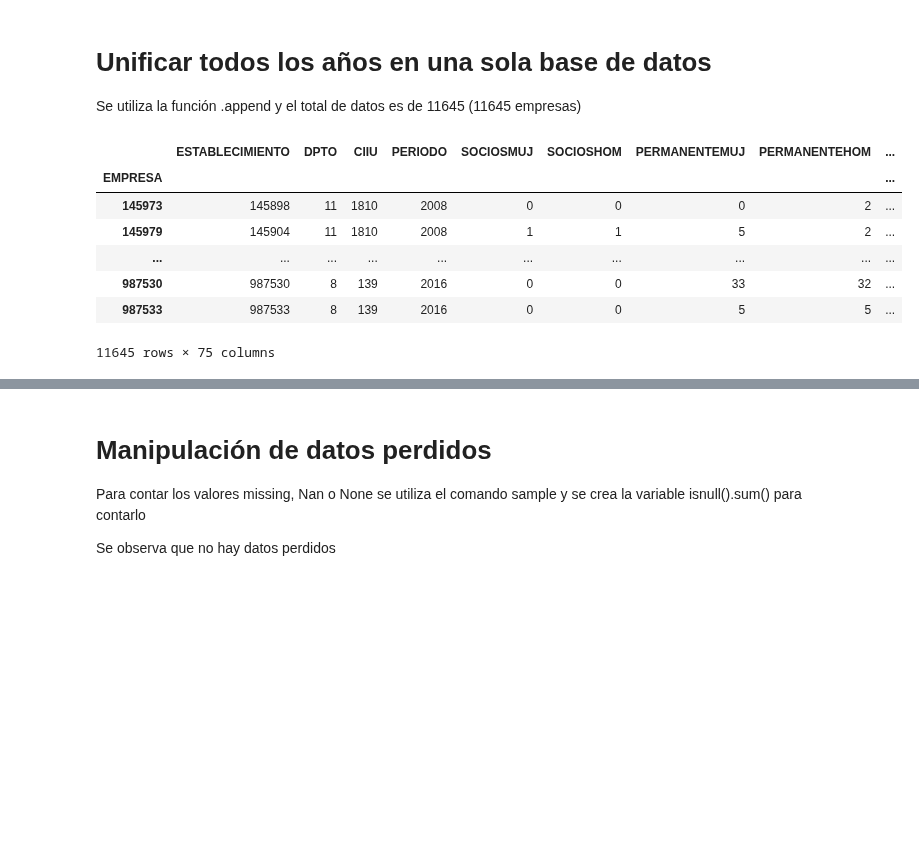
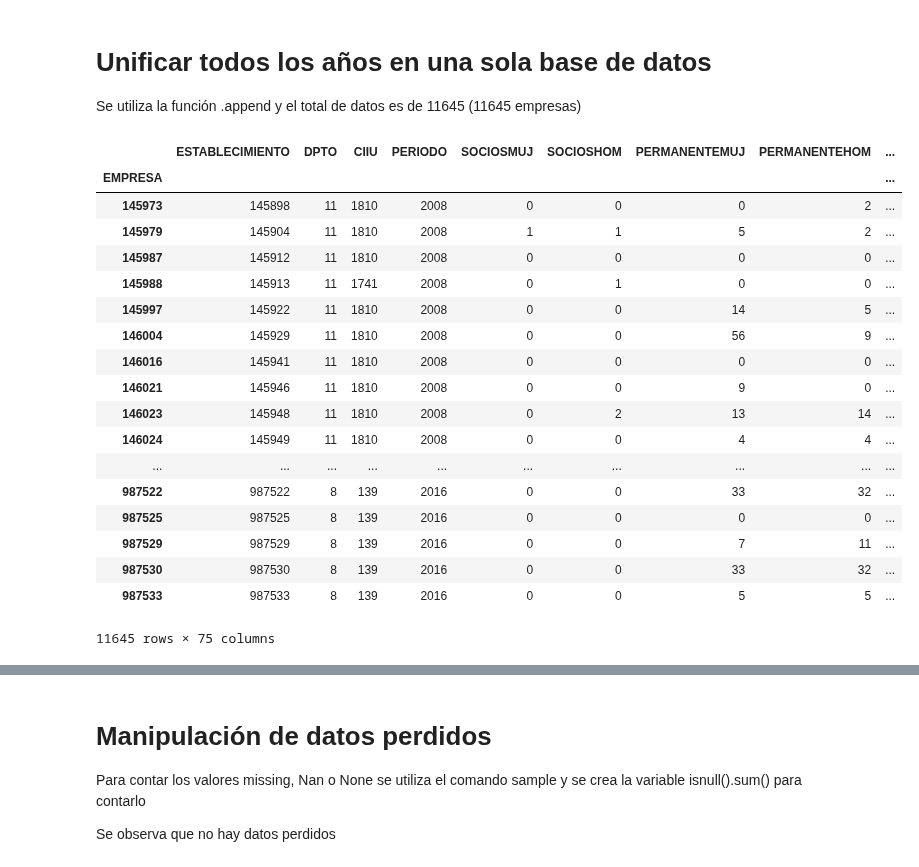
Before and after one commit to KatherinAcosta/Proyecto2018, a Jupyter notebook: Consolidación Datos.ipynb, the cells around one changed output, grey strips where cells are left out. Drawn from its saved outputs; the diff is of its cells as text; code cells hidden in the pictures; blank space fills up the shorter version.

```diff
--- a/Consolidación Datos.ipynb
+++ b/Consolidación Datos.ipynb
@@ -129,14 +228,25 @@ data_9
 
 Se utiliza la función .append y el total de datos es de 11645 (11645 empresas)
 # %%
-unido=data.append([data_2, data_3, data_4, data_5, data_6, data_7, data_8, data_9]) #Se unifica en base de datos "unido"
-unido
+total=data.append([data_2, data_3, data_4, data_5, data_6, data_7, data_8, data_9]) #Se unifica en base de datos "total"
+total
 # %% [output]
 |  | ESTABLECIMIENTO | DPTO | CIIU | PERIODO | SOCIOSMUJ | SOCIOSHOM | PERMANENTEMUJ | PERMANENTEHOM | ... |
 | EMPRESA |  |  |  |  |  |  |  |  | ... |
 | 145973 | 145898 | 11 | 1810 | 2008 | 0 | 0 | 0 | 2 | ... |
 | 145979 | 145904 | 11 | 1810 | 2008 | 1 | 1 | 5 | 2 | ... |
+| 145987 | 145912 | 11 | 1810 | 2008 | 0 | 0 | 0 | 0 | ... |
+| 145988 | 145913 | 11 | 1741 | 2008 | 0 | 1 | 0 | 0 | ... |
+| 145997 | 145922 | 11 | 1810 | 2008 | 0 | 0 | 14 | 5 | ... |
+| 146004 | 145929 | 11 | 1810 | 2008 | 0 | 0 | 56 | 9 | ... |
+| 146016 | 145941 | 11 | 1810 | 2008 | 0 | 0 | 0 | 0 | ... |
+| 146021 | 145946 | 11 | 1810 | 2008 | 0 | 0 | 9 | 0 | ... |
+| 146023 | 145948 | 11 | 1810 | 2008 | 0 | 2 | 13 | 14 | ... |
+| 146024 | 145949 | 11 | 1810 | 2008 | 0 | 0 | 4 | 4 | ... |
 | ... | ... | ... | ... | ... | ... | ... | ... | ... | ... |
+| 987522 | 987522 | 8 | 139 | 2016 | 0 | 0 | 33 | 32 | ... |
+| 987525 | 987525 | 8 | 139 | 2016 | 0 | 0 | 0 | 0 | ... |
+| 987529 | 987529 | 8 | 139 | 2016 | 0 | 0 | 7 | 11 | ... |
 | 987530 | 987530 | 8 | 139 | 2016 | 0 | 0 | 33 | 32 | ... |
 | 987533 | 987533 | 8 | 139 | 2016 | 0 | 0 | 5 | 5 | ... |
 11645 rows × 75 columns
```
Also changed, not shown: parts of 17 cells of this notebook, 1 other file.
